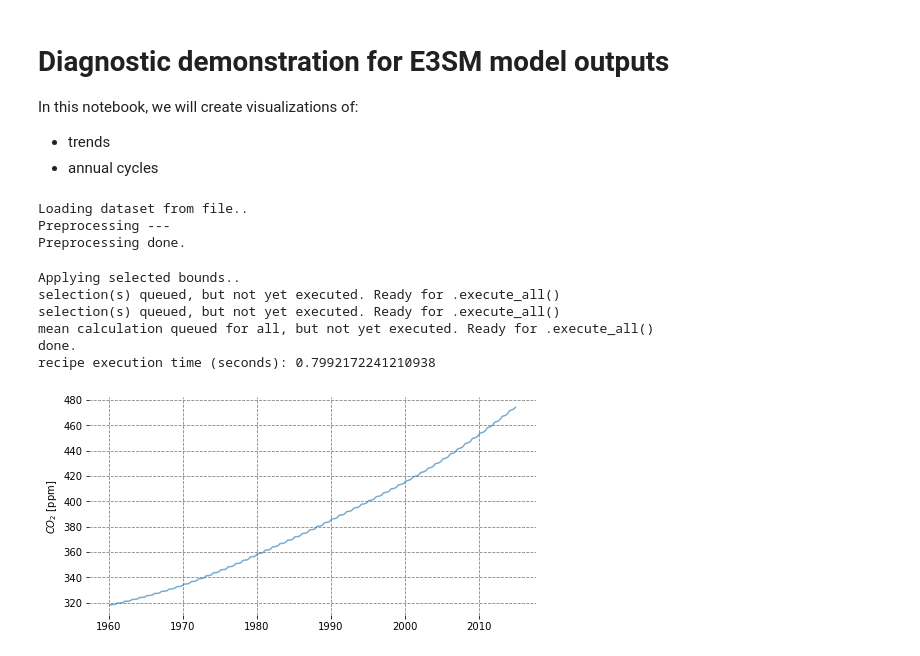
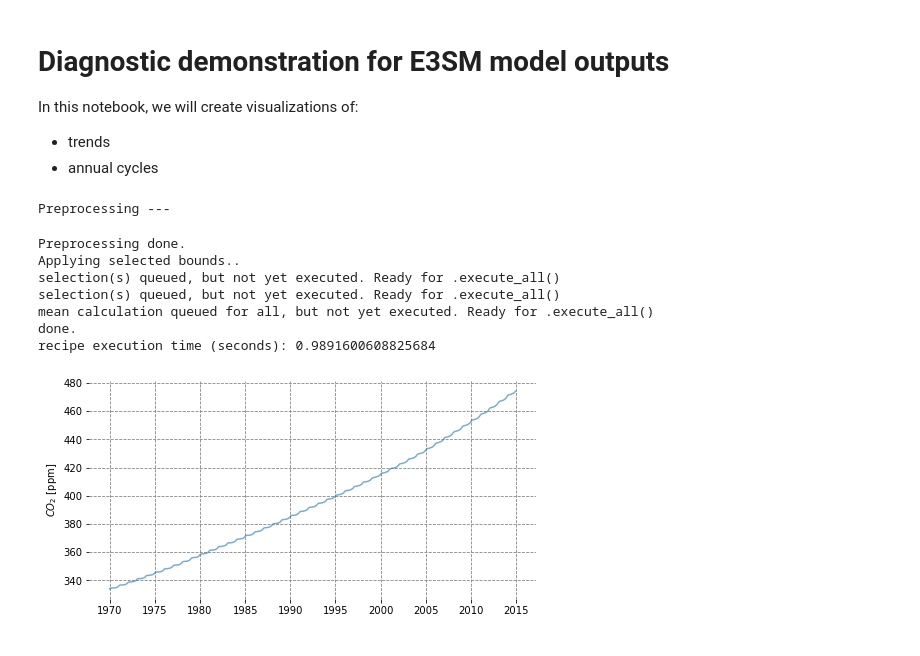
Before and after one commit to E3SM-Project/gdess, a Jupyter notebook: notebooks/demo/e3sm_plotting.ipynb, the cells around one changed output. Cells and saved outputs as stored; diff of their text form; code cells hidden in the pictures.

```diff
--- a/notebooks/demo/e3sm_plotting.ipynb
+++ b/notebooks/demo/e3sm_plotting.ipynb
@@ -9,17 +9,15 @@ import co2_diag.dataset_operations as co2ops
 # %%
-fp = '/Users/kauf418/projects/e3sm_co2_transport_evaluation/2_ExperimentFolder/model_output/postprocessed/60yr/test_co2_hist_files_ne4pg2_initialvalue_scenario_60yr.CO2.nc'
+param_kw={'test_data': '/Users/kauf418/projects/e3sm_co2_transport_evaluation/2_ExperimentFolder/model_output/postprocessed/60yr/test_co2_hist_files_ne4pg2_initialvalue_scenario_60yr.CO2.nc',
+          'start_yr': "1970"}
-# %%
-e3sm_collection = co2ops.e3sm.Collection.run_recipe_for_timeseries(verbose='INFO',
-                                                                   load_from_file=False,
-                                                                   nc_file=fp)
-# %% [output]
-Loading dataset from file..
-Preprocessing ---
-Preprocessing done.
-Applying selected bounds..
-selection(s) queued, but not yet executed. Ready for .execute_all()
-selection(s) queued, but not yet executed. Ready for .execute_all()
-mean calculation queued for all, but not yet executed. Ready for .execute_all()
-done.
-recipe execution time (seconds): 0.7992172241210938
-[figure, removed]
+# %%
+e3sm_collection = co2e3sm.run_recipe_for_timeseries(param_kw=param_kw, load_from_file=False, verbose='INFO')
+# %% [output]
+Preprocessing ---
+Preprocessing done.
+Applying selected bounds..
+selection(s) queued, but not yet executed. Ready for .execute_all()
+selection(s) queued, but not yet executed. Ready for .execute_all()
+mean calculation queued for all, but not yet executed. Ready for .execute_all()
+done.
+recipe execution time (seconds): 0.9891600608825684
+[figure, added]
```
Also changed, not shown: parts of 2 cells of this notebook, 1 other file.
